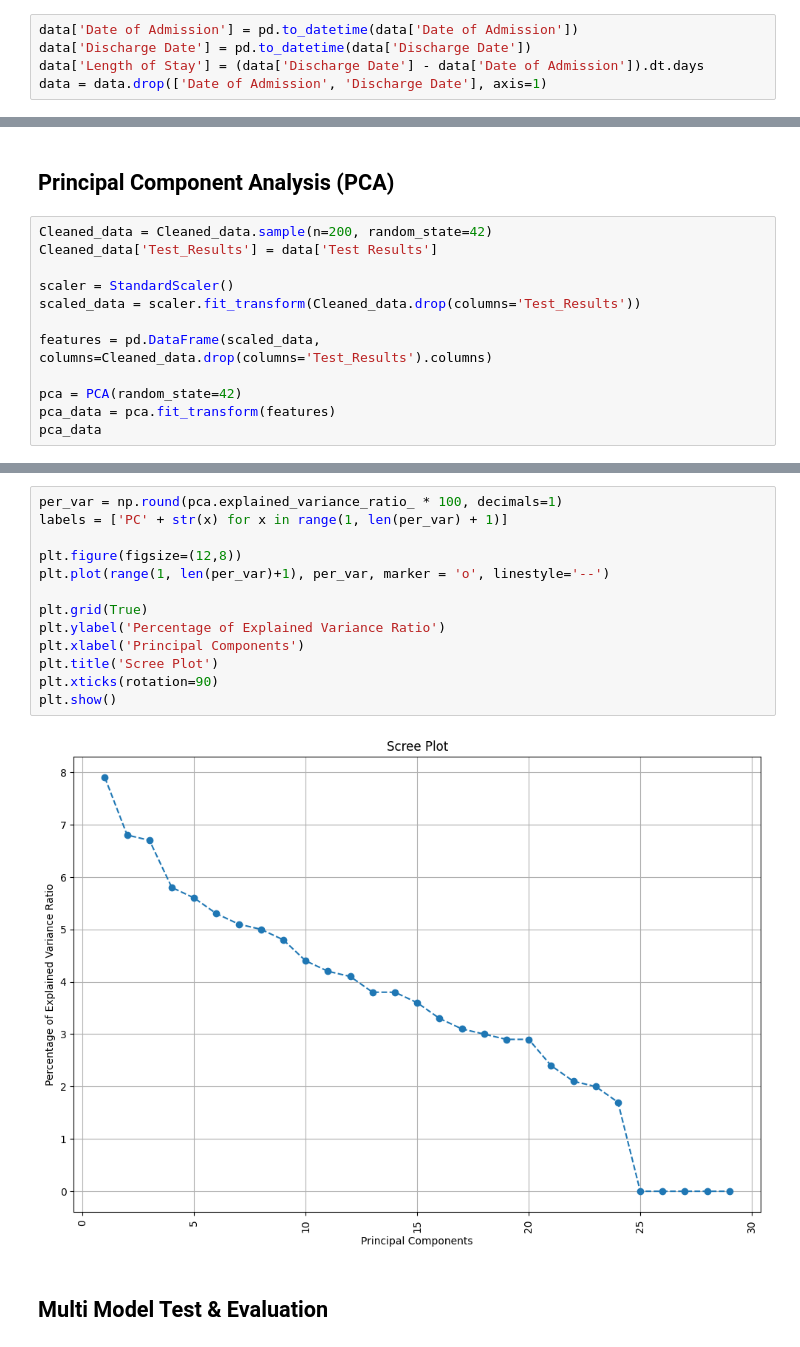
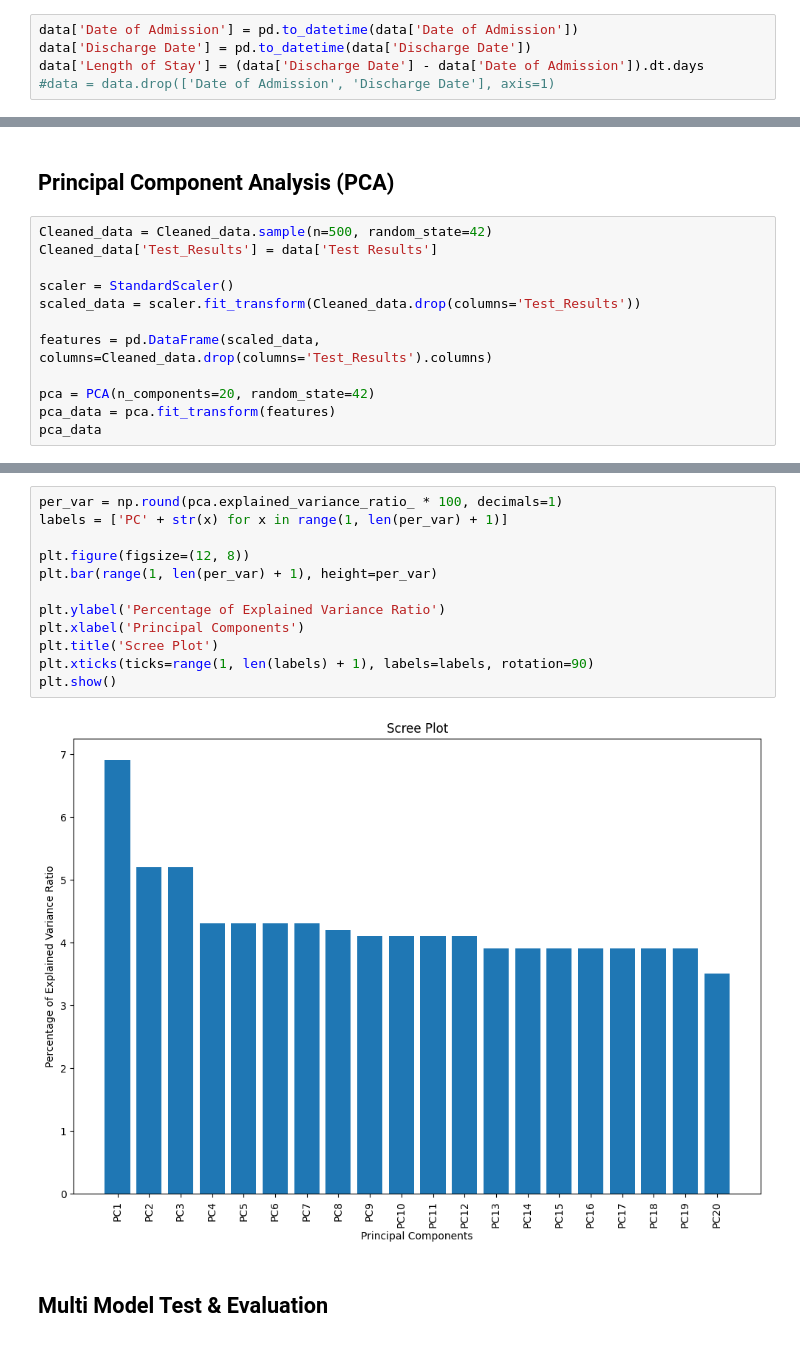
Before and after one commit to diallos-tech/Clarkson_Data_Science, a Jupyter notebook: Data Mining/Data_Mining_Project.ipynb, the cells around one changed output, grey strips where cells are left out. Drawn from its saved outputs; the diff is of its cells as text.

```diff
--- a/Data Mining/Data_Mining_Project.ipynb
+++ b/Data Mining/Data_Mining_Project.ipynb
@@ -51,7 +53,7 @@ dtype: int64
 data['Date of Admission'] = pd.to_datetime(data['Date of Admission'])
 data['Discharge Date'] = pd.to_datetime(data['Discharge Date'])
 data['Length of Stay'] = (data['Discharge Date'] - data['Date of Admission']).dt.days
-data = data.drop(['Date of Admission', 'Discharge Date'], axis=1)
+#data = data.drop(['Date of Admission', 'Discharge Date'], axis=1)
 # %% [markdown]
 Distribution of Categorical Variables
 # %%
@@ -189,7 +237,7 @@ plt.show()
 # %% [markdown]
 ## Principal Component Analysis (PCA)
 # %%
-Cleaned_data = Cleaned_data.sample(n=200, random_state=42)
+Cleaned_data = Cleaned_data.sample(n=500, random_state=42)
 Cleaned_data['Test_Results'] = data['Test Results']
 
 scaler = StandardScaler()
@@ -197,7 +245,7 @@ scaled_data = scaler.fit_transform(Cleaned_data.drop(columns='Test_Results'))
 
 features = pd.DataFrame(scaled_data, columns=Cleaned_data.drop(columns='Test_Results').columns)
 
-pca = PCA(random_state=42)
+pca = PCA(n_components=20, random_state=42)
 pca_data = pca.fit_transform(features)
 pca_data
 # %% [output]
@@ -217,17 +265,16 @@ array([[ 1.29827992e+00,  2.26390962e+00, -4.62306820e-01, ...,
 # %%
 per_var = np.round(pca.explained_variance_ratio_ * 100, decimals=1)
 labels = ['PC' + str(x) for x in range(1, len(per_var) + 1)]
 
-plt.figure(figsize=(12,8))
-plt.plot(range(1, len(per_var)+1), per_var, marker = 'o', linestyle='--')
+plt.figure(figsize=(12, 8))
+plt.bar(range(1, len(per_var) + 1), height=per_var)
 
-plt.grid(True)
 plt.ylabel('Percentage of Explained Variance Ratio')
 plt.xlabel('Principal Components')
 plt.title('Scree Plot')
-plt.xticks(rotation=90)
+plt.xticks(ticks=range(1, len(labels) + 1), labels=labels, rotation=90)
 plt.show()
 # %% [output]
-[figure, old version]
+[figure, new version]
 # %% [markdown]
 ## Multi Model Test & Evaluation
```
Also changed, not shown: parts of 16 cells of this notebook, 22 other files.
